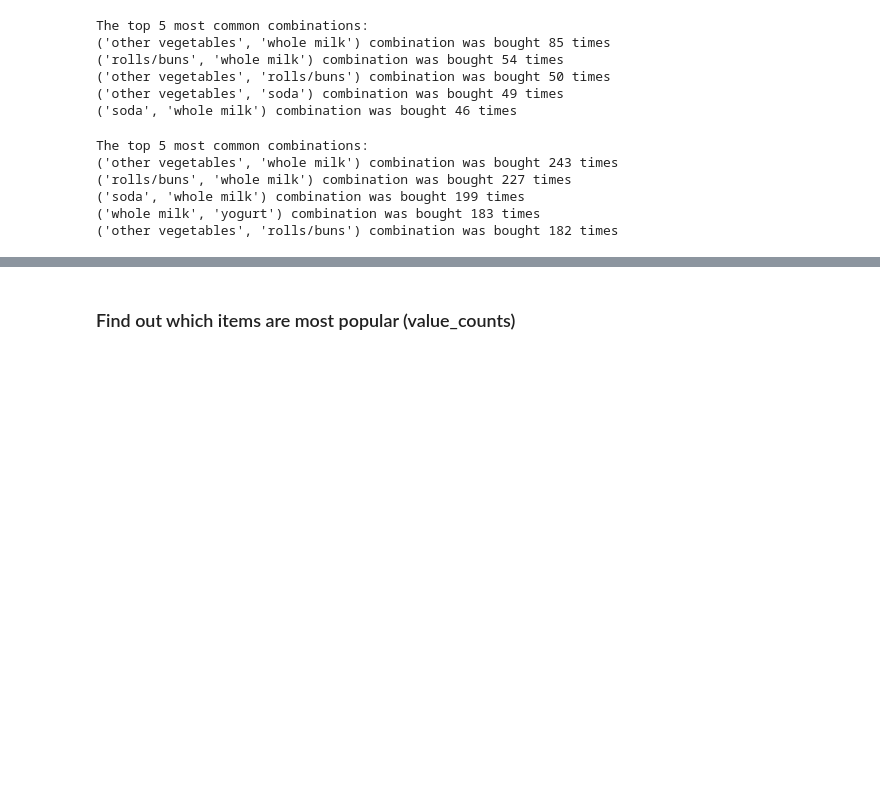
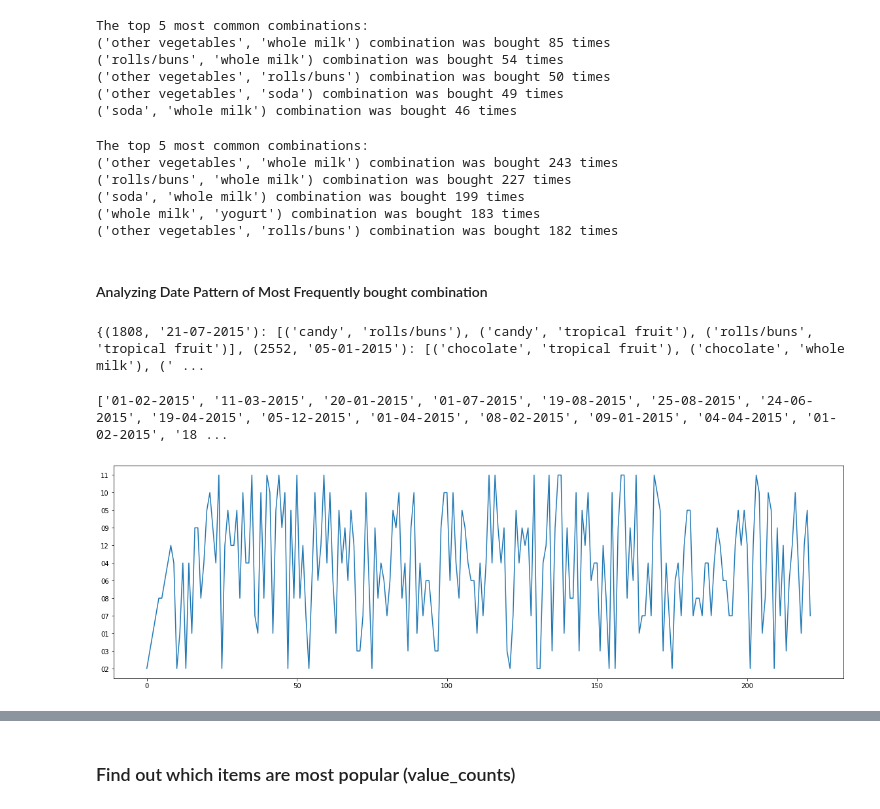
Before and after one commit to ayushxx7/pandas-course-project, a Jupyter notebook: Market_Association_Grocery_Dataset.ipynb, the cells around one changed output, grey strips where cells are left out. Drawn from its saved outputs; the diff is of its cells as text; code cells hidden in the pictures; blank space fills up the shorter version.

Commit message:
most active months

```diff
--- a/Market_Association_Grocery_Dataset.ipynb
+++ b/Market_Association_Grocery_Dataset.ipynb
@@ -139,3 +136,51 @@ The top 5 most common combinations:
 ('soda', 'whole milk') combination was bought 199 times
 ('whole milk', 'yogurt') combination was bought 183 times
 ('other vegetables', 'rolls/buns') combination was bought 182 times
+# %% [markdown]
+#### Analyzing Date Pattern of Most Frequently bought combination
+# %%
+# Grouping data based on member and date purchased
+date_item = {}
+for index, row in df.iterrows():
+  # print(row[0], row[1], row[2])
+  member = row[0]
+  date = row[1]
+  item = row[2]
+  if (member, date) in date_item:
+    date_item[(member, date)].append(item)
+  else:
+    date_item[(member, date)] = [item]
+
+for key, mapping in date_item.items():
+  mapping.sort()
+# %%
+# Expanding
+item_pair = {}
+for key, mapping in date_item.items():
+  item_pair[key] = list(combinations(mapping, 2))
+print(item_pair)
+# %% [output]
+{(1808, '21-07-2015'): [('candy', 'rolls/buns'), ('candy', 'tropical fruit'), ('rolls/buns', 'tropical fruit')], (2552, '05-01-2015'): [('chocolate', 'tropical fruit'), ('chocolate', 'whole milk'), (' ...
+# %%
+count = 0
+date_list = []
+for key, mapping in item_pair.items():
+  # print(mapping, type(mapping))
+  if ('other vegetables', 'whole milk') in mapping:
+    count += 1
+    date_list.append(key[1])
+print(date_list)
+# %% [output]
+['01-02-2015', '11-03-2015', '20-01-2015', '01-07-2015', '19-08-2015', '25-08-2015', '24-06-2015', '19-04-2015', '05-12-2015', '01-04-2015', '08-02-2015', '09-01-2015', '04-04-2015', '01-02-2015', '18 ...
+# %%
+month_list = []
+for date in date_list:
+  month = date.split('-')[1]
+  month_list.append(month)
+# %%
+import matplotlib.pyplot as plt
+plt.figure(figsize=(20,6))
+plt.plot(month_list)
+plt.show()
+# %% [output]
+[figure, added]
```
Also changed, not shown: parts of 3 cells of this notebook.
